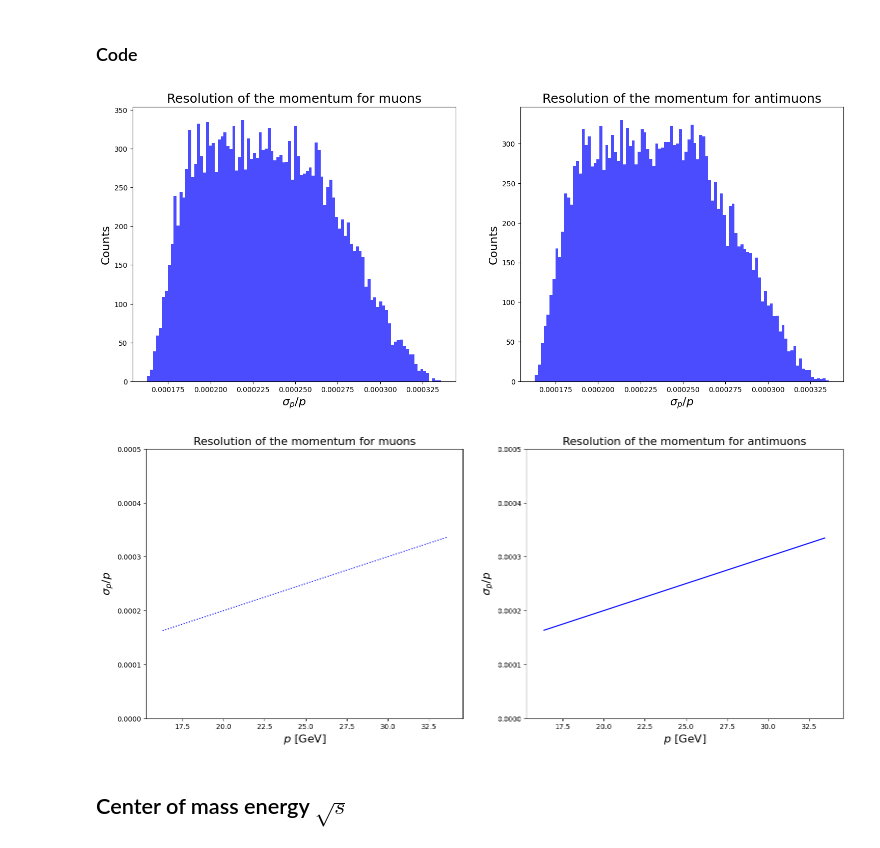
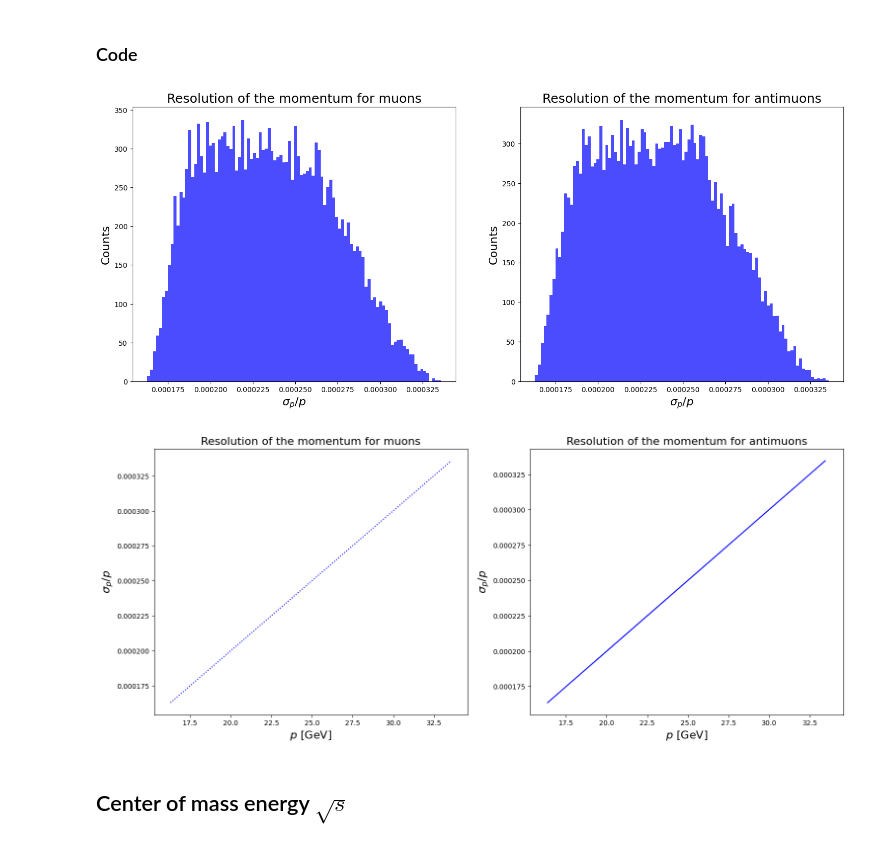
Before and after one commit to NicoloSalimbeni/muon_production_project, a Jupyter notebook: group_13_project.ipynb, the cells around one changed output. Saved outputs shown, nothing was run; the diff lists cells and outputs as text; code cells hidden in the pictures.

```diff
--- a/group_13_project.ipynb
+++ b/group_13_project.ipynb
@@ -1671,7 +1671,7 @@ The resolution of the muon and antimuon total reconstructed momentum is obtained
 # %% [markdown]
 ### Helper functions
 # %%
-def plot_momentum_resolution_vs_momentum(res_mu, res_antimu, nBins, p_start, p_stop):
+def plot_momentum_resolution_vs_momentum(res_mu, res_antimu, p_start, p_stop):
     # this function is used to plot the resolution of the momentum as a function of the momentum itself
     fig, ax = plt.subplots(1, 2, figsize=(18,7))
 
@@ -1680,8 +1680,8 @@ def plot_momentum_resolution_vs_momentum(res_mu, res_antimu, nBins, p_start, p_s
 
     ax[0].set_xlim(p_start, p_stop)
     ax[1].set_xlim(p_start, p_stop)
-    ax[0].set_ylim(0, 0.0005)
-    ax[1].set_ylim(0, 0.0005)
+#    ax[0].set_ylim(0, 0.0005)
+#    ax[1].set_ylim(0, 0.0005)
 
     ax[0].set_title('Resolution of the momentum for muons', fontsize=16)
     ax[1].set_title('Resolution of the momentum for antimuons', fontsize=16)
@@ -1722,24 +1722,24 @@ def plot_different_momentum_resolution(resolution_mu, resolution_antimu, nBins,
 # %%
 mu_resolution = pd.DataFrame({"P_tot": mu_reconstructed_P["P_tot"],
                               "P_tot_res": mu_reconstructed_P["P_tot_err"]/mu_reconstructed_P["P_tot"]})
 antimu_resolution = pd.DataFrame({"P_tot": antimu_reconstructed_P["P_tot"],
                                   "P_tot_res": antimu_reconstructed_P["P_tot_err"]/antimu_reconstructed_P["P_tot"]})
 
 mu_res_sorted = mu_resolution.copy()
 mu_res_sorted = mu_res_sorted.sort_values(by='P_tot')
 
 antimu_res_sorted = antimu_resolution.copy()
 antimu_res_sorted = antimu_res_sorted.sort_values(by='P_tot')
 
 p_res_start = np.min([np.min((mu_resolution["P_tot_res"]).values), np.min((antimu_resolution["P_tot_res"]).values)])
 p_res_stop = np.max([np.max((mu_resolution["P_tot_res"]).values), np.max((antimu_resolution["P_tot_res"]).values)])
 nBins = 100
 
 plot_different_momentum_resolution(mu_resolution, antimu_resolution, nBins, p_res_start, p_res_stop)
-plot_momentum_resolution_vs_momentum(mu_res_sorted, antimu_res_sorted, nBins, pStart-1, pStop+1)
+plot_momentum_resolution_vs_momentum(mu_res_sorted, antimu_res_sorted, pStart-1, pStop+1)
 # %% [output]
 [figure]
-[figure, old version]
+[figure, new version]
 # %% [markdown]
 ## Center of mass energy $\sqrt{s}$
 # %% [markdown]
```
Also changed, not shown: parts of 9 cells of this notebook.
